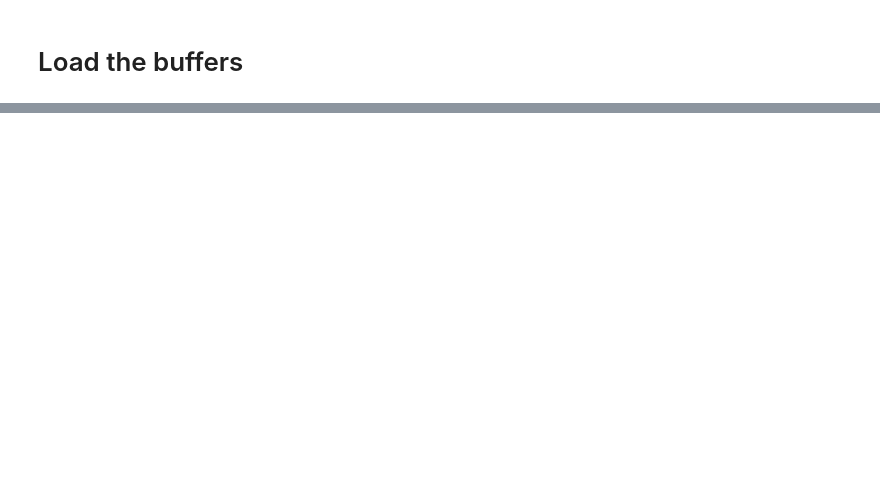
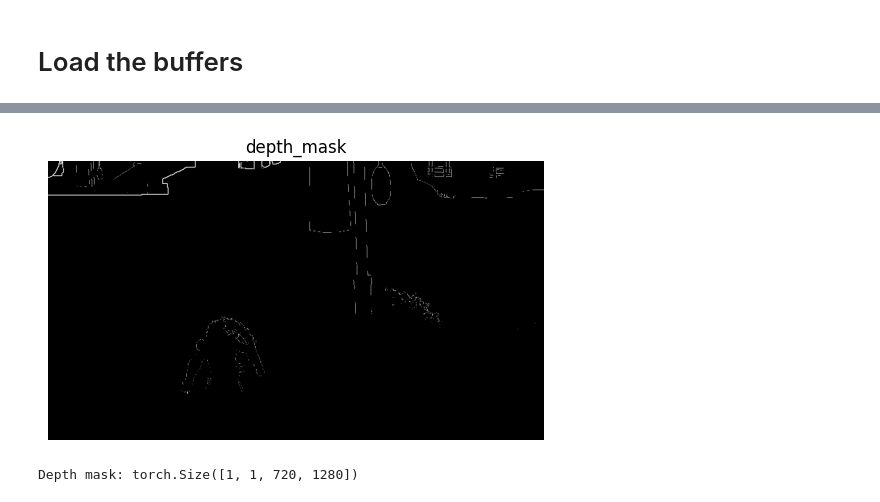
Before and after one commit to Prateek61/WDSS, a Jupyter notebook: jupyter_notebooks/masks.ipynb, the cells around one changed output, grey strips where cells are left out. Saved outputs shown, nothing was run; the diff lists cells and outputs as text; code cells hidden in the pictures; blank space fills up the shorter version.

```diff
--- a/jupyter_notebooks/masks.ipynb
+++ b/jupyter_notebooks/masks.ipynb
@@ -69,22 +66,0 @@ ImageUtils.display_images([rendered_image, base_color, motion_vector, world_norm
-# %%
-scale = 2
-
-# Nearest neighbour downsample the g-buffers, to simulate LR buffers
-d_base_color_t = ImageUtils.upsample(base_color_t, 1 / scale, 'nearest')
-d_motion_vector_t = ImageUtils.upsample(motion_vector_t, 1 / scale, 'nearest')
-d_world_normal_t = ImageUtils.upsample(world_normal_t, 1 / scale, 'nearest')
-d_depth_t = ImageUtils.upsample(depth_t, 1 / scale, 'nearest')
-
-# Bilinear upsample the LR buffers to original resolution
-u_base_color_t = ImageUtils.upsample(d_base_color_t, scale)
-u_motion_vector_t = ImageUtils.upsample(d_motion_vector_t, scale)
-u_world_normal_t = ImageUtils.upsample(d_world_normal_t, scale)
-u_depth_t = ImageUtils.upsample(d_depth_t, scale)
-
-# Depth mask
-depth_diff = torch.abs(depth_t - u_depth_t)
-depth_diff = depth_diff - 0.03
-# Heaviside step function
-depth_mask = torch.heaviside(depth_diff, values=torch.tensor(0.0))
-# Display the depth mask
-ImageUtils.display_image(depth_mask, 'depth_mask')
@@ -122,0 +106,20 @@ ImageUtils.display_image(normal_mask, 'normal_mask')
+# %%
+# Depth mask
+def depth_mask(hr_depth, u_lr_depth , threshold=0.04):
+    # Subtract the upsampled depth from the high resolution depth keep shape
+    depth_diff = hr_depth - u_lr_depth
+    depth_diff = torch.abs(depth_diff)
+    # Subtract 0.4 from the difference
+    depth_diff = depth_diff - threshold
+
+    # Heaviside step function
+    depth_mask = torch.heaviside(depth_diff, values=torch.tensor(0.0))
+
+    return depth_mask
+
+depth_mask = depth_mask(hr_depth, u_lr_depth)
+ImageUtils.display_image(depth_mask, 'depth_mask')
+print(f'Depth mask: {depth_mask.shape}')
+# %% [output]
+[figure, added]
+Depth mask: torch.Size([1, 1, 720, 1280])
```
Also changed, not shown: parts of 10 cells of this notebook.
